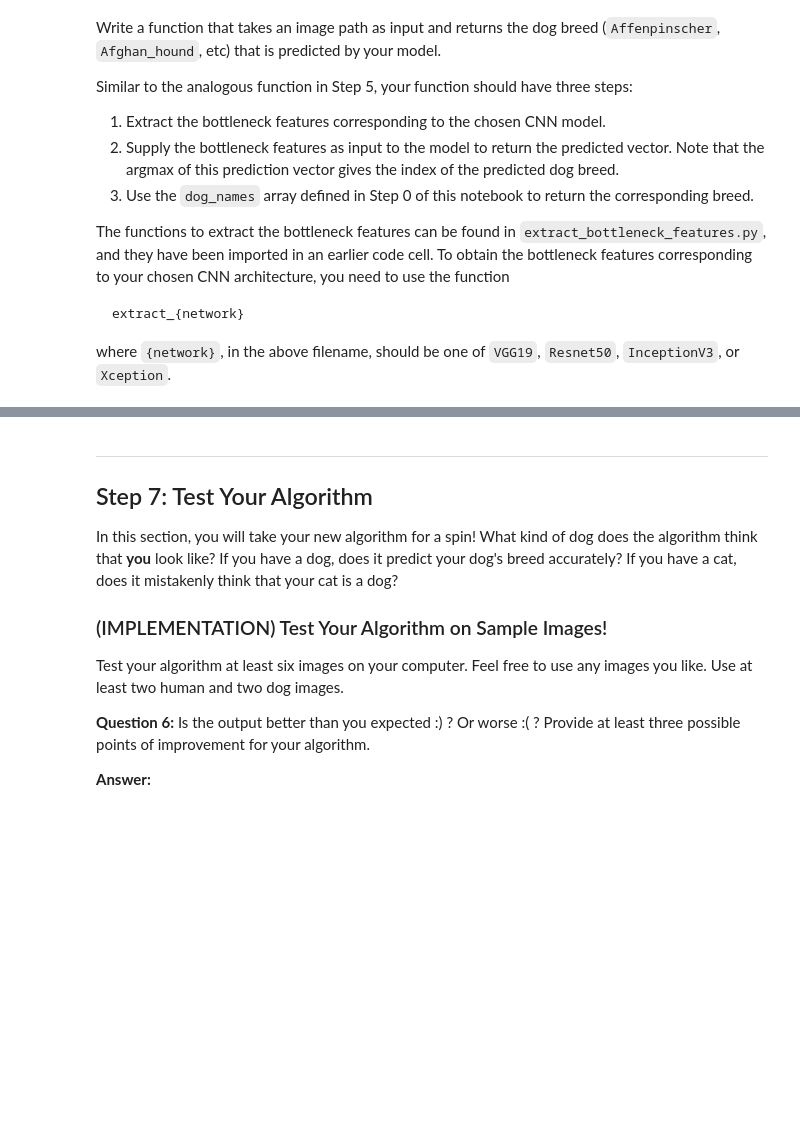
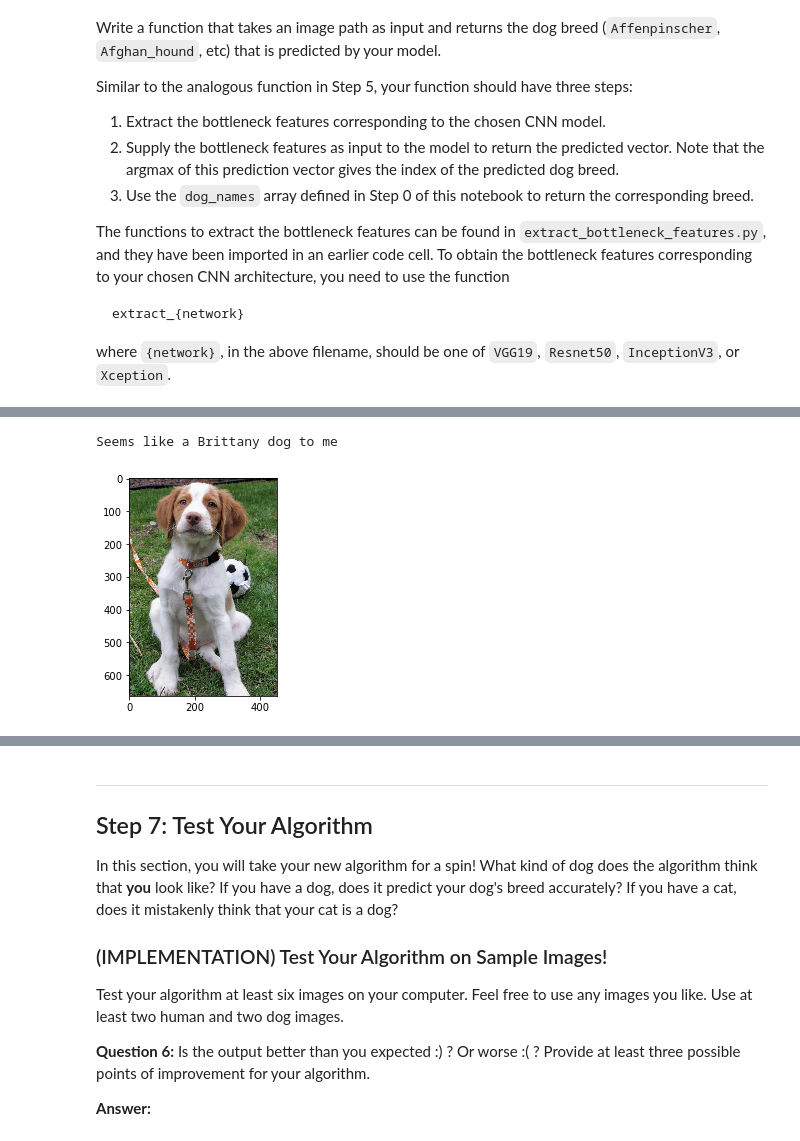
Before and after one commit to Vaidic/Udacity-Machine-Learning-Engineer-Nanodegree, a Jupyter notebook: Machine-Learning-Advanced/projects/dog-project/dog_app.ipynb, the cells around one changed output, grey strips where cells are left out. Saved outputs shown, nothing was run; the diff lists cells and outputs as text; code cells hidden in the pictures; blank space fills up the shorter version.

```diff
--- a/Machine-Learning-Advanced/projects/dog-project/dog_app.ipynb
+++ b/Machine-Learning-Advanced/projects/dog-project/dog_app.ipynb
@@ -534,0 +932,39 @@ Some sample output for our algorithm is provided below, but feel free to design
+# %%
+### TODO: Write your algorithm.
+### Feel free to use as many code cells as needed.
+
+def is_dog(img_path):
+    prediction = ResNet50_predict_labels(img_path)
+    return ((prediction <= 268) & (prediction >= 151))
+
+
+def is_human(img_path):
+    face_cascade = cv2.CascadeClassifier('haarcascades/haarcascade_frontalface_alt.xml')
+    img = cv2.imread(img_path)
+    gray = cv2.cvtColor(img, cv2.COLOR_BGR2GRAY)
+    faces = face_cascade.detectMultiScale(gray)
+    return len(faces) > 0
+
+
+def detect_breed(path):
+    bottleneck_feature = extract_Resnet50(path_to_tensor(path))
+    predicted_vector = model_resnet50.predict(bottleneck_feature)
+    return dog_names[np.argmax(predicted_vector)]
+
+
+def predict_resembling_human_or_dog_breed(img_path):
+    img = cv2.imread(img_path)
+    rgb_img = cv2.cvtColor(img, cv2.COLOR_BGR2RGB)
+    _ = plt.imshow(rgb_img)
+    breed = detect_breed(img_path)
+    if is_dog(img_path):
+        print('Seems like a {} dog to me'.format(breed))
+    elif is_human(img_path):
+        print('Seems this is human face resembling a {} dog'.format(breed))
+    else:
+        print("Are you sure its a human or a dog ?")
+# %%
+predict_resembling_human_or_dog_breed('images/Brittany_02625.jpg')
+# %% [output]
+Seems like a Brittany dog to me
+[figure, added]
```
Also changed, not shown: parts of 49 cells of this notebook, 13 other files.
